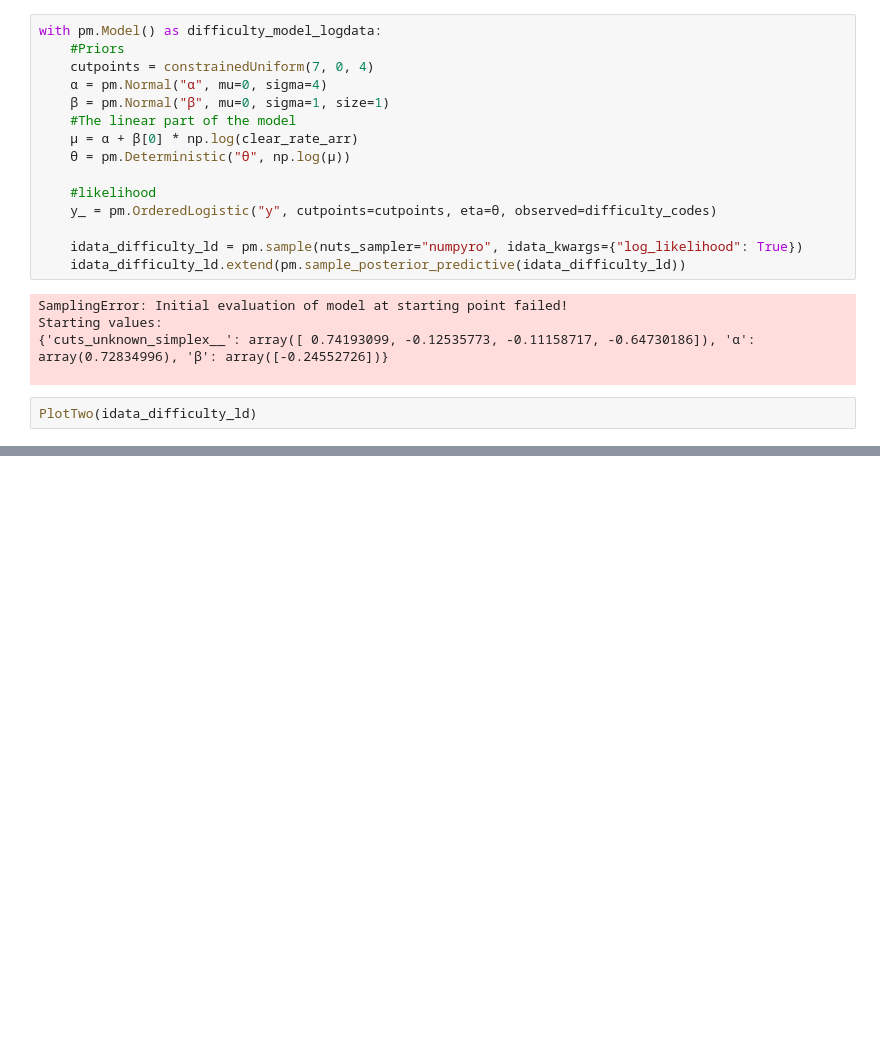
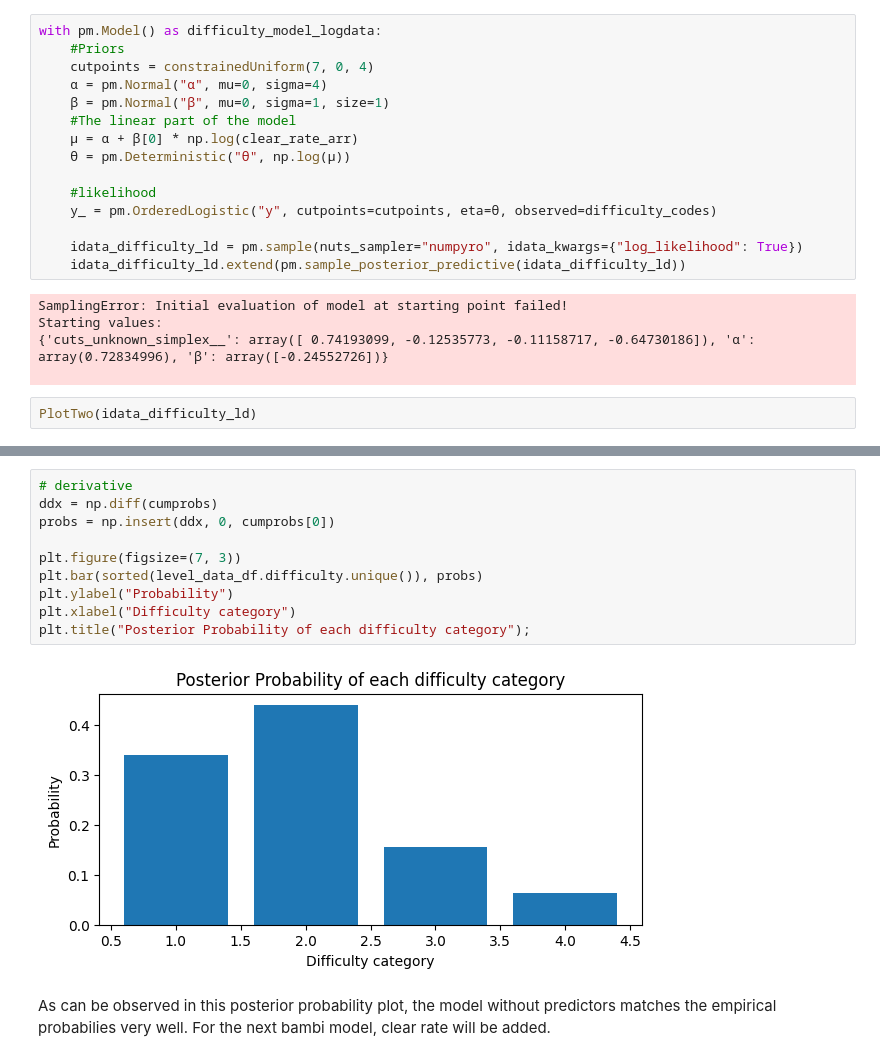
Before and after one commit to jacksone1/DataSci, a Jupyter notebook: DataSciUnit5ProjectClean.ipynb, the cells around one changed output, grey strips where cells are left out. Drawn from its saved outputs; the diff is of its cells as text; blank space fills up the shorter version.

```diff
--- a/DataSciUnit5ProjectClean.ipynb
+++ b/DataSciUnit5ProjectClean.ipynb
@@ -636,0 +764,14 @@ PlotTwo(idata_difficulty_ld)
+# %%
+# derivative
+ddx = np.diff(cumprobs)
+probs = np.insert(ddx, 0, cumprobs[0])
+
+plt.figure(figsize=(7, 3))
+plt.bar(sorted(level_data_df.difficulty.unique()), probs)
+plt.ylabel("Probability")
+plt.xlabel("Difficulty category")
+plt.title("Posterior Probability of each difficulty category");
+# %% [output]
+[figure, added]
+# %% [markdown]
+As can be observed in this posterior probability plot, the model without predictors matches the empirical probabilies very well. For the next bambi model, clear rate will be added.
```
Also changed, not shown: parts of 27 cells of this notebook.
